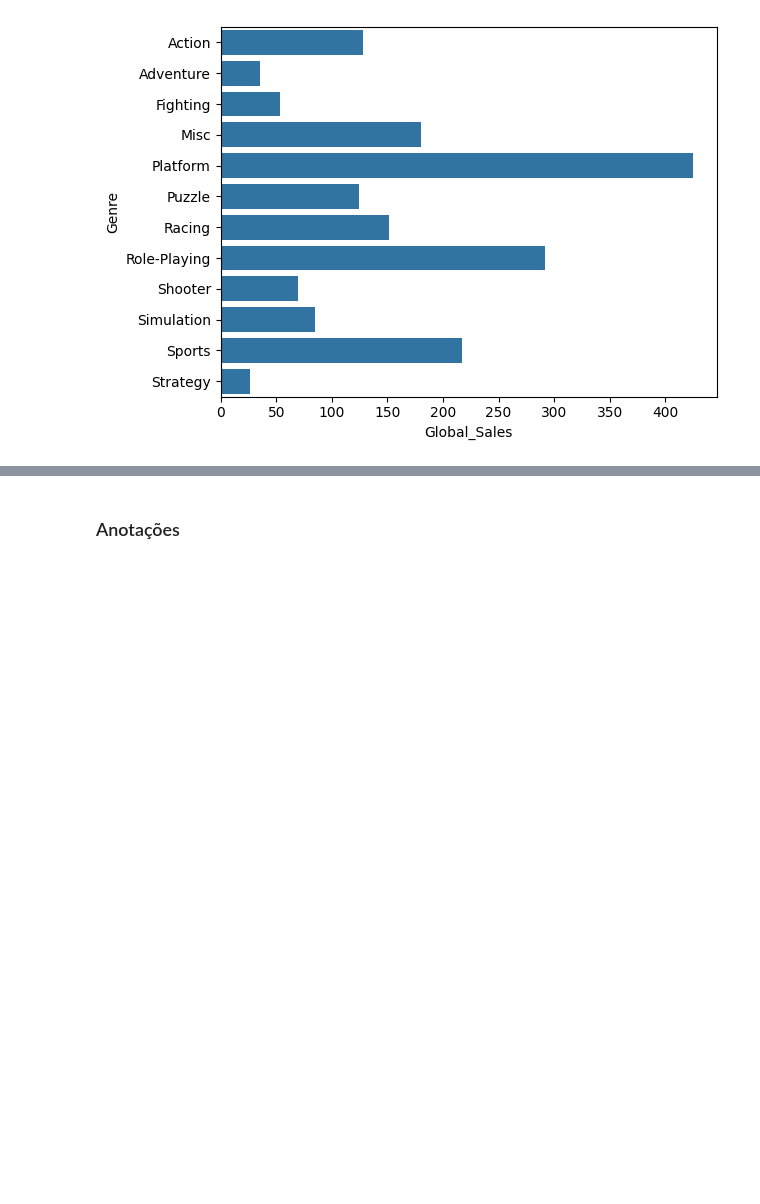
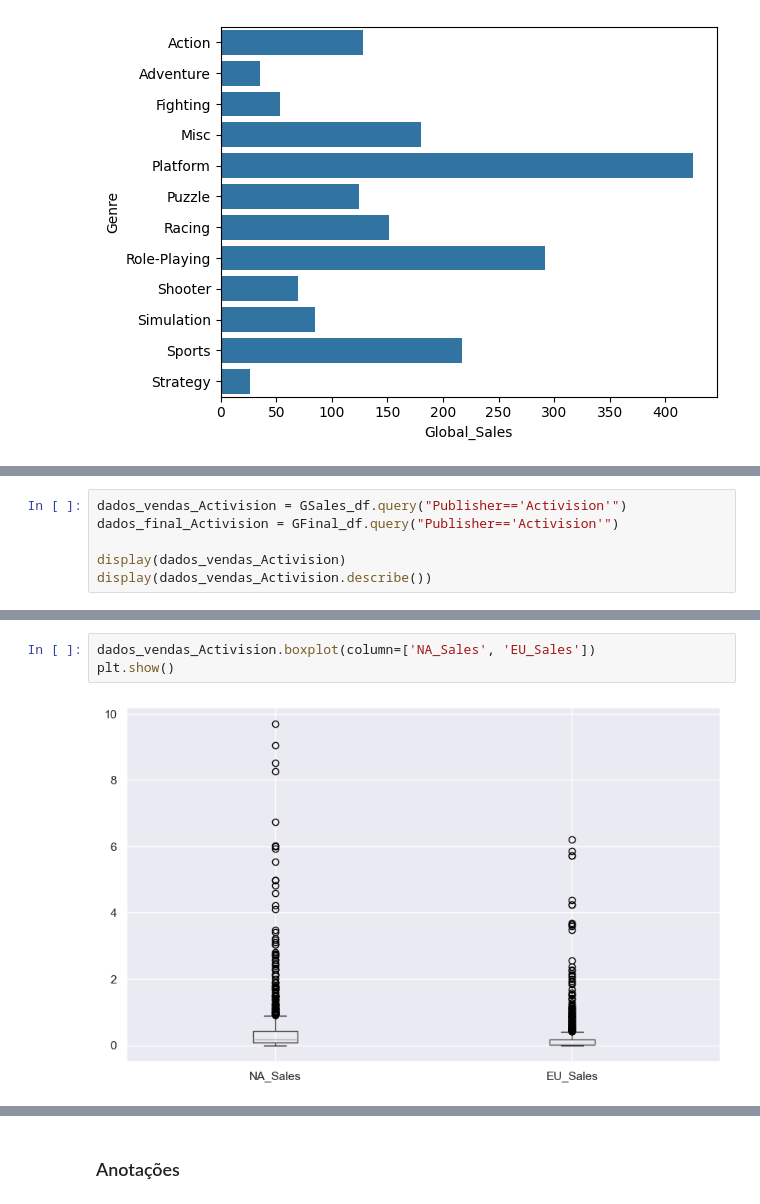
Before and after one commit to PedroMiguelCecato/ICD_Project, a Jupyter notebook: Presentatio.ipynb, the cells around one changed output, grey strips where cells are left out. Saved outputs shown, nothing was run; the diff lists cells and outputs as text; blank space fills up the shorter version.

```diff
--- a/Presentatio.ipynb
+++ b/Presentatio.ipynb
@@ -561,0 +564,6 @@ display(NintendoFinal_df.describe())
+# %%
+dados_vendas_Activision = GSales_df.query("Publisher=='Activision'")
+dados_final_Activision = GFinal_df.query("Publisher=='Activision'")
+
+display(dados_vendas_Activision)
+display(dados_vendas_Activision.describe())
@@ -561,0 +619,5 @@ display(NintendoFinal_df.describe())
+# %%
+dados_vendas_Activision.boxplot(column=['NA_Sales', 'EU_Sales'])
+plt.show()
+# %% [output]
+[figure, added]
```
Also changed, not shown: parts of 15 cells of this notebook.
